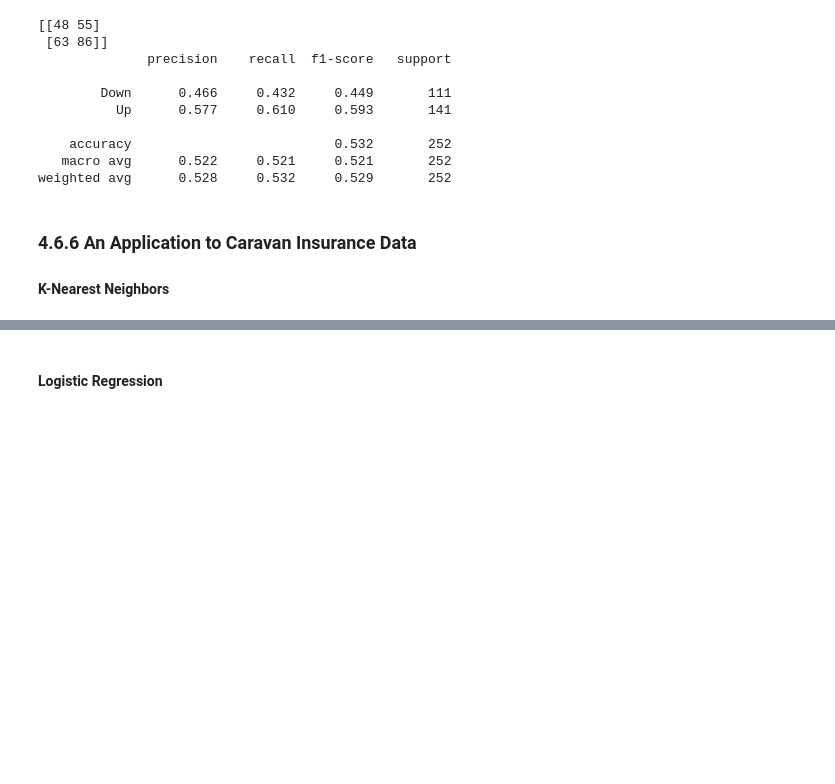
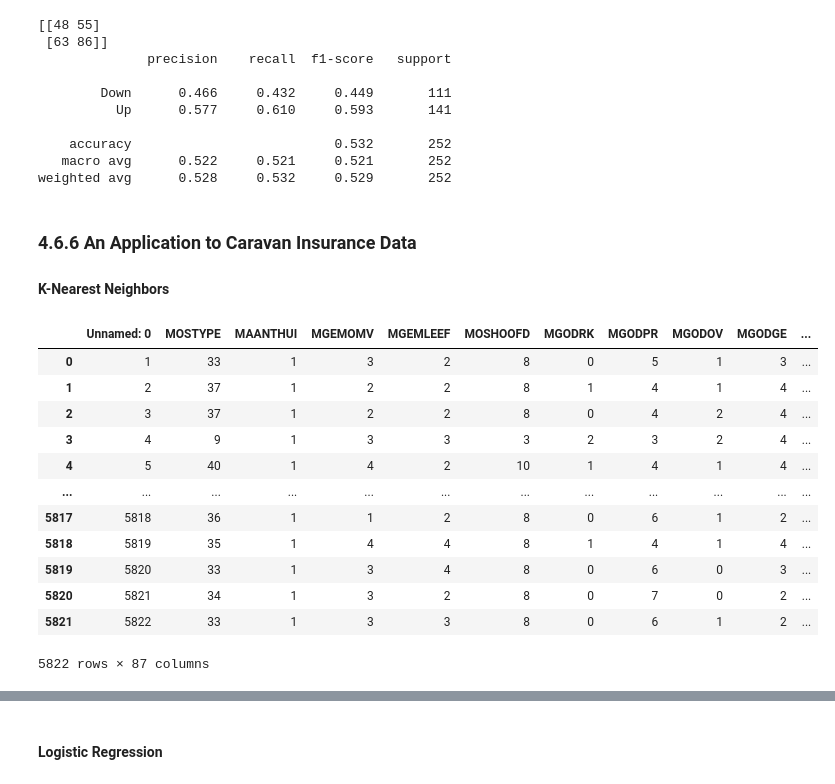
Before and after one commit to borisgarbuzov/schulich_data_science_1, a Jupyter notebook: Chapter 4/Python/Chapter_4.ipynb, the cells around one changed output, grey strips where cells are left out. Cells and saved outputs as stored; diff of their text form; code cells hidden in the pictures; blank space fills up the shorter version.

```diff
--- a/Chapter 4/Python/Chapter_4.ipynb
+++ b/Chapter 4/Python/Chapter_4.ipynb
@@ -449,4 +706,23 @@ weighted avg      0.528     0.532     0.529       252
 ### 4.6.6 An Application to Caravan Insurance Data
 
 #### K-Nearest Neighbors
+# %%
+# In R, I exported the dataset from package 'ISLR' to a csv file
+# df = pd.read_csv('Data/Caravan.csv')
+df = pd.read_csv('https://raw.githubusercontent.com/borisgarbuzov/schulich_data_science_1/master/Data/Caravan.csv')
+df
+# %% [output]
+|  | Unnamed: 0 | MOSTYPE | MAANTHUI | MGEMOMV | MGEMLEEF | MOSHOOFD | MGODRK | MGODPR | MGODOV | MGODGE | ... |
+| 0 | 1 | 33 | 1 | 3 | 2 | 8 | 0 | 5 | 1 | 3 | ... |
+| 1 | 2 | 37 | 1 | 2 | 2 | 8 | 1 | 4 | 1 | 4 | ... |
+| 2 | 3 | 37 | 1 | 2 | 2 | 8 | 0 | 4 | 2 | 4 | ... |
+| 3 | 4 | 9 | 1 | 3 | 3 | 3 | 2 | 3 | 2 | 4 | ... |
+| 4 | 5 | 40 | 1 | 4 | 2 | 10 | 1 | 4 | 1 | 4 | ... |
+| ... | ... | ... | ... | ... | ... | ... | ... | ... | ... | ... | ... |
+| 5817 | 5818 | 36 | 1 | 1 | 2 | 8 | 0 | 6 | 1 | 2 | ... |
+| 5818 | 5819 | 35 | 1 | 4 | 4 | 8 | 1 | 4 | 1 | 4 | ... |
+| 5819 | 5820 | 33 | 1 | 3 | 4 | 8 | 0 | 6 | 0 | 3 | ... |
+| 5820 | 5821 | 34 | 1 | 3 | 2 | 8 | 0 | 7 | 0 | 2 | ... |
+| 5821 | 5822 | 33 | 1 | 3 | 3 | 8 | 0 | 6 | 1 | 2 | ... |
+5822 rows × 87 columns
 # %%
```
Also changed, not shown: parts of 28 cells of this notebook, 8 other files.
